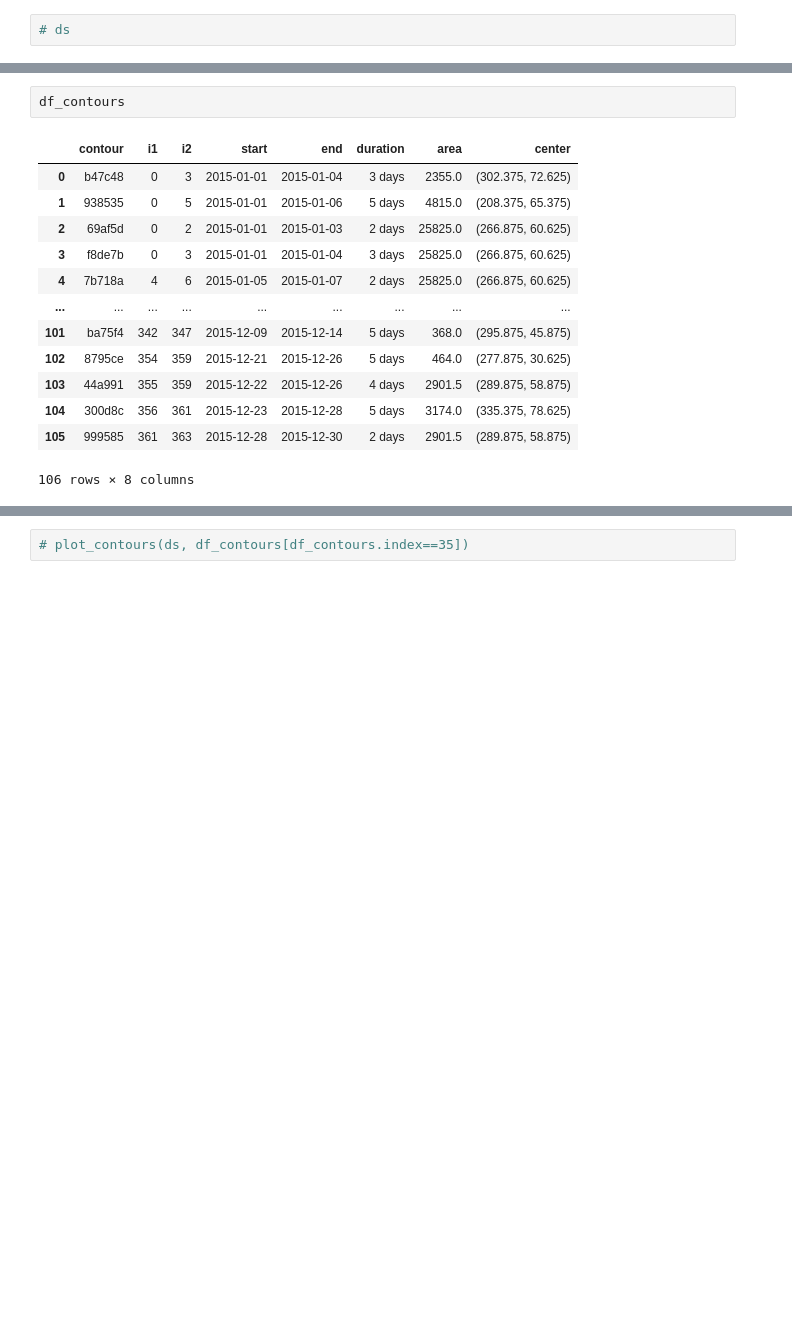
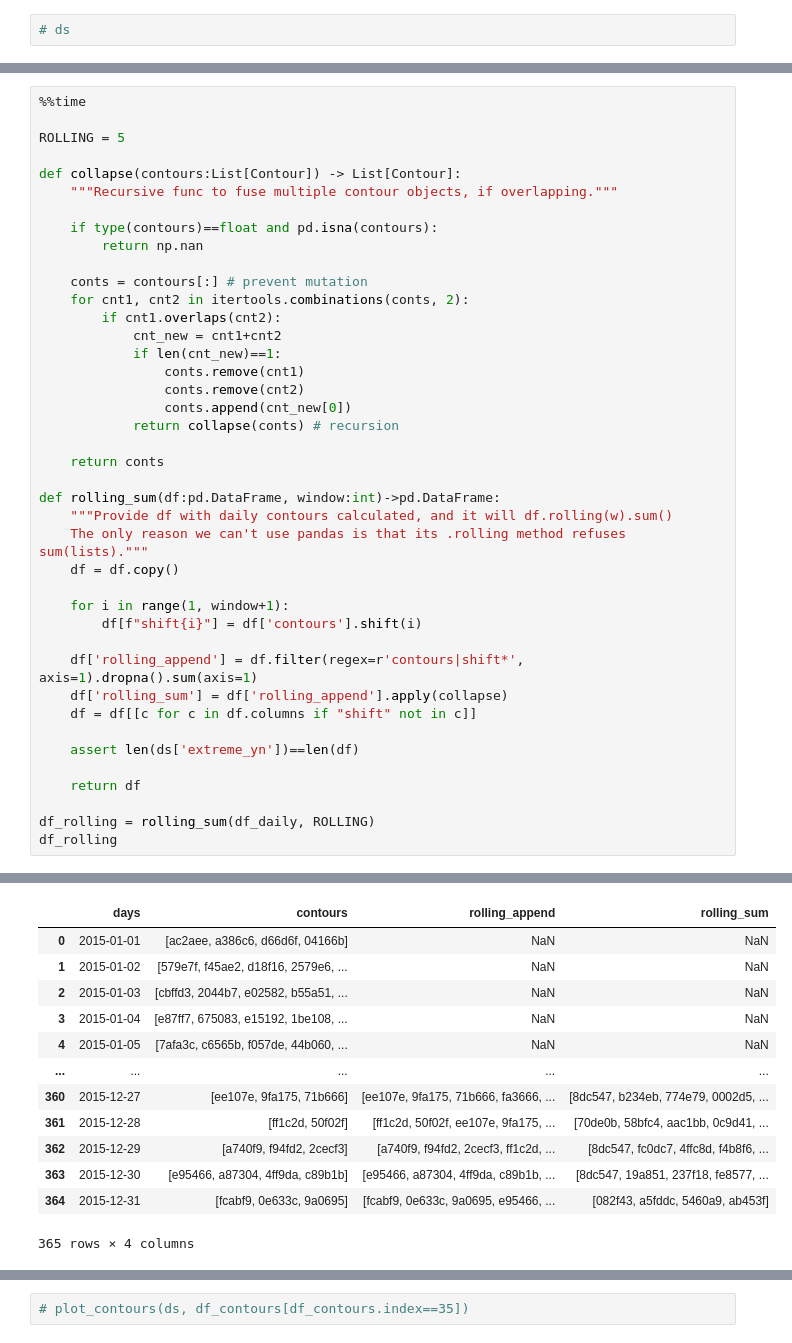
Before and after one commit to KorayKinik/heat-extremes-CMIP6, a Jupyter notebook: koray/bounding_contours.ipynb, the cells around one changed output, grey strips where cells are left out. Saved outputs shown, nothing was run; the diff lists cells and outputs as text; blank space fills up the shorter version.

```diff
--- a/koray/bounding_contours.ipynb
+++ b/koray/bounding_contours.ipynb
@@ -305,16 +243,42 @@ df_daily
-# %%
-df_contours
-# %% [output]
-|  | contour | i1 | i2 | start | end | duration | area | center |
-| 0 | b47c48 | 0 | 3 | 2015-01-01 | 2015-01-04 | 3 days | 2355.0 | (302.375, 72.625) |
-| 1 | 938535 | 0 | 5 | 2015-01-01 | 2015-01-06 | 5 days | 4815.0 | (208.375, 65.375) |
-| 2 | 69af5d | 0 | 2 | 2015-01-01 | 2015-01-03 | 2 days | 25825.0 | (266.875, 60.625) |
-| 3 | f8de7b | 0 | 3 | 2015-01-01 | 2015-01-04 | 3 days | 25825.0 | (266.875, 60.625) |
-| 4 | 7b718a | 4 | 6 | 2015-01-05 | 2015-01-07 | 2 days | 25825.0 | (266.875, 60.625) |
-| ... | ... | ... | ... | ... | ... | ... | ... | ... |
-| 101 | ba75f4 | 342 | 347 | 2015-12-09 | 2015-12-14 | 5 days | 368.0 | (295.875, 45.875) |
-| 102 | 8795ce | 354 | 359 | 2015-12-21 | 2015-12-26 | 5 days | 464.0 | (277.875, 30.625) |
-| 103 | 44a991 | 355 | 359 | 2015-12-22 | 2015-12-26 | 4 days | 2901.5 | (289.875, 58.875) |
-| 104 | 300d8c | 356 | 361 | 2015-12-23 | 2015-12-28 | 5 days | 3174.0 | (335.375, 78.625) |
-| 105 | 999585 | 361 | 363 | 2015-12-28 | 2015-12-30 | 2 days | 2901.5 | (289.875, 58.875) |
-106 rows × 8 columns
+# %%
+%%time
+
+ROLLING = 5
+
+def collapse(contours:List[Contour]) -> List[Contour]:
+    """Recursive func to fuse multiple contour objects, if overlapping."""
+
+    if type(contours)==float and pd.isna(contours):
+        return np.nan
+
+    conts = contours[:] # prevent mutation
+    for cnt1, cnt2 in itertools.combinations(conts, 2):
+        if cnt1.overlaps(cnt2):
+            cnt_new = cnt1+cnt2
+            if len(cnt_new)==1:
+                conts.remove(cnt1)
+                conts.remove(cnt2)
+                conts.append(cnt_new[0])
+            return collapse(conts) # recursion
+
+    return conts
+
+def rolling_sum(df:pd.DataFrame, window:int)->pd.DataFrame:
+    """Provide df with daily contours calculated, and it will df.rolling(w).sum()
+    The only reason we can't use pandas is that its .rolling method refuses sum(lists)."""
+    df = df.copy()
+
+    for i in range(1, window+1):
+        df[f"shift{i}"] = df['contours'].shift(i)
+
+    df['rolling_append'] = df.filter(regex=r'contours|shift*', axis=1).dropna().sum(axis=1)
+    df['rolling_sum'] = df['rolling_append'].apply(collapse)
+    df = df[[c for c in df.columns if "shift" not in c]]
+
+    assert len(ds['extreme_yn'])==len(df)
+
+    return df
+
+df_rolling = rolling_sum(df_daily, ROLLING)
+df_rolling
+# %% [output]
@@ -320,0 +287,13 @@ df_contours
+|  | days | contours | rolling_append | rolling_sum |
+| 0 | 2015-01-01 | [ac2aee, a386c6, d66d6f, 04166b] | NaN | NaN |
+| 1 | 2015-01-02 | [579e7f, f45ae2, d18f16, 2579e6, ... | NaN | NaN |
+| 2 | 2015-01-03 | [cbffd3, 2044b7, e02582, b55a51, ... | NaN | NaN |
+| 3 | 2015-01-04 | [e87ff7, 675083, e15192, 1be108, ... | NaN | NaN |
+| 4 | 2015-01-05 | [7afa3c, c6565b, f057de, 44b060, ... | NaN | NaN |
+| ... | ... | ... | ... | ... |
+| 360 | 2015-12-27 | [ee107e, 9fa175, 71b666] | [ee107e, 9fa175, 71b666, fa3666, ... | [8dc547, b234eb, 774e79, 0002d5, ... |
+| 361 | 2015-12-28 | [ff1c2d, 50f02f] | [ff1c2d, 50f02f, ee107e, 9fa175, ... | [70de0b, 58bfc4, aac1bb, 0c9d41, ... |
+| 362 | 2015-12-29 | [a740f9, f94fd2, 2cecf3] | [a740f9, f94fd2, 2cecf3, ff1c2d, ... | [8dc547, fc0dc7, 4ffc8d, f4b8f6, ... |
+| 363 | 2015-12-30 | [e95466, a87304, 4ff9da, c89b1b] | [e95466, a87304, 4ff9da, c89b1b, ... | [8dc547, 19a851, 237f18, fe8577, ... |
+| 364 | 2015-12-31 | [fcabf9, 0e633c, 9a0695] | [fcabf9, 0e633c, 9a0695, e95466, ... | [082f43, a5fddc, 5460a9, ab453f] |
+365 rows × 4 columns
```
Also changed, not shown: parts of 10 cells of this notebook.
